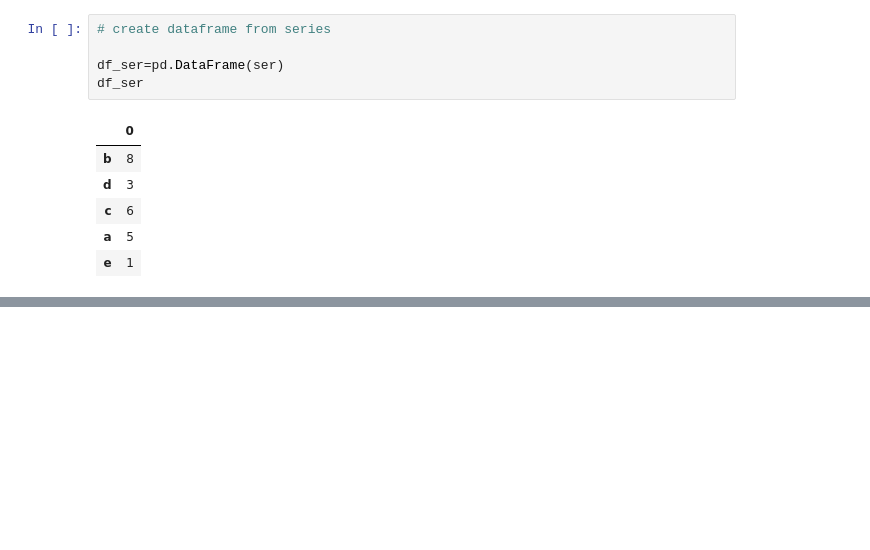
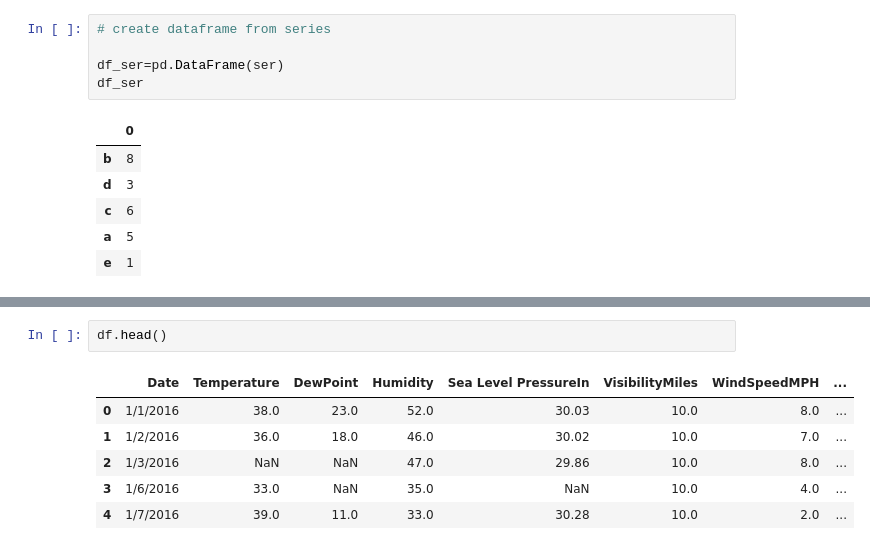
Before and after one commit to harshilgohil04/BIA_LMS-, a Jupyter notebook: pandas_manipulation.ipynb, the cells around one changed output, grey strips where cells are left out. Cells and saved outputs as stored; diff of their text form; blank space fills up the shorter version.

```diff
--- a/pandas_manipulation.ipynb
+++ b/pandas_manipulation.ipynb
@@ -88,0 +72,9 @@ df
+# %%
+df.head()
+# %% [output]
+|  | Date | Temperature | DewPoint | Humidity | Sea Level PressureIn | VisibilityMiles | WindSpeedMPH | ... |
+| 0 | 1/1/2016 | 38.0 | 23.0 | 52.0 | 30.03 | 10.0 | 8.0 | ... |
+| 1 | 1/2/2016 | 36.0 | 18.0 | 46.0 | 30.02 | 10.0 | 7.0 | ... |
+| 2 | 1/3/2016 | NaN | NaN | 47.0 | 29.86 | 10.0 | 8.0 | ... |
+| 3 | 1/6/2016 | 33.0 | NaN | 35.0 | NaN | 10.0 | 4.0 | ... |
+| 4 | 1/7/2016 | 39.0 | 11.0 | 33.0 | 30.28 | 10.0 | 2.0 | ... |
```
Also changed, not shown: parts of 31 cells of this notebook.
